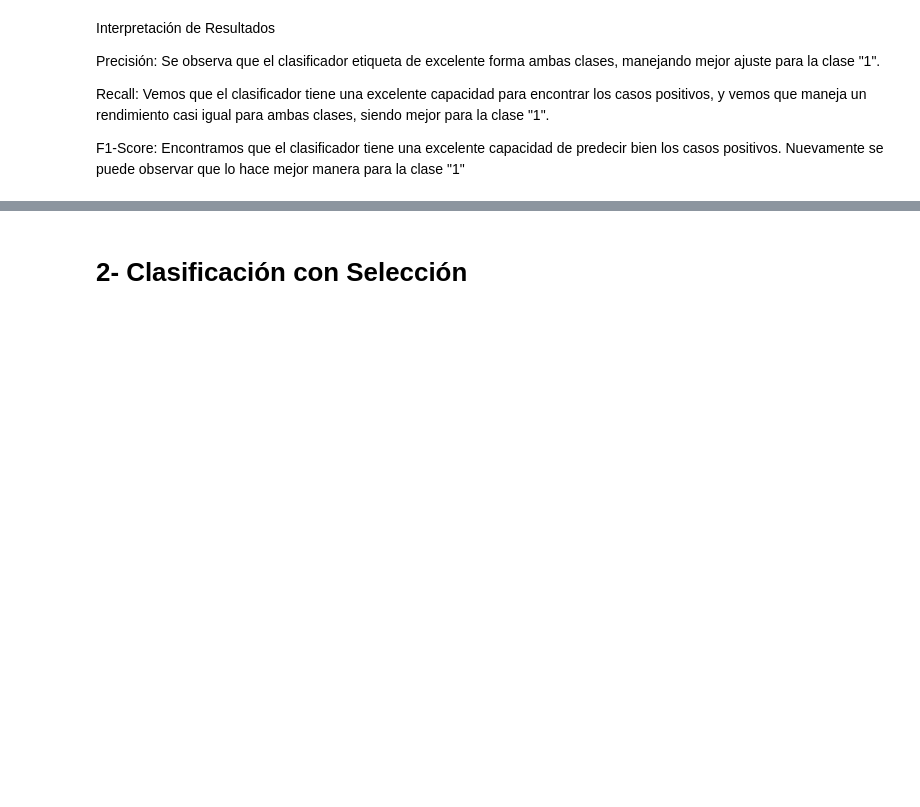
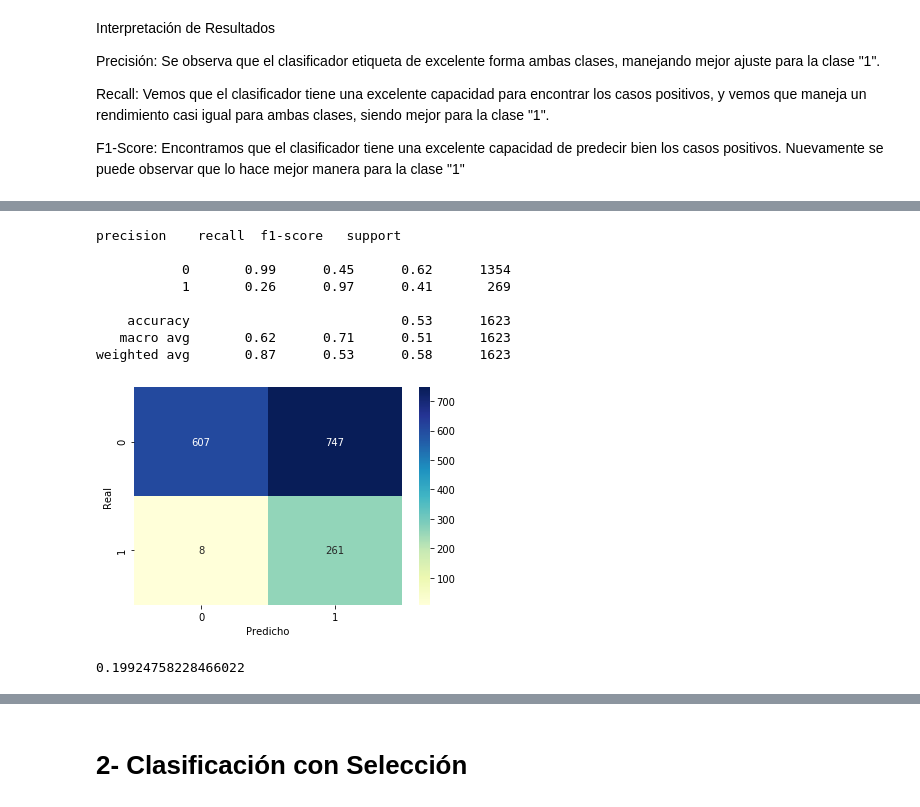
Before and after one commit to santyarboleda/Reconocimiento-de-Patrones, a Jupyter notebook: Competencia_RP.ipynb, the cells around one changed output, grey strips where cells are left out. Saved outputs shown, nothing was run; the diff lists cells and outputs as text; code cells hidden in the pictures; blank space fills up the shorter version.

```diff
--- a/Competencia_RP.ipynb
+++ b/Competencia_RP.ipynb
@@ -383,0 +409,24 @@ Accuracy: 87.68% (2.09%)
+# %%
+# Se predice con los datos de validación y se genera reporte consolidado de las métricas
+predict_logval = lr.predict(scaled_val_data)
+
+sns.heatmap(confusion_matrix(y2, predict_logval), fmt='', annot = True, cmap = 'YlGnBu')
+plt.xlabel('Predicho')
+plt.ylabel('Real')
+
+print(classification_report(y2, predict_logval))
+# %% [output]
+precision    recall  f1-score   support
+
+           0       0.99      0.45      0.62      1354
+           1       0.26      0.97      0.41       269
+
+    accuracy                           0.53      1623
+   macro avg       0.62      0.71      0.51      1623
+weighted avg       0.87      0.53      0.58      1623
+[figure, added]
+# %%
+#Coheficiente Kappa
+cohen_kappa_score(y2, predict_logval)
+# %% [output]
+0.19924758228466022
```
Also changed, not shown: parts of 88 cells of this notebook.
